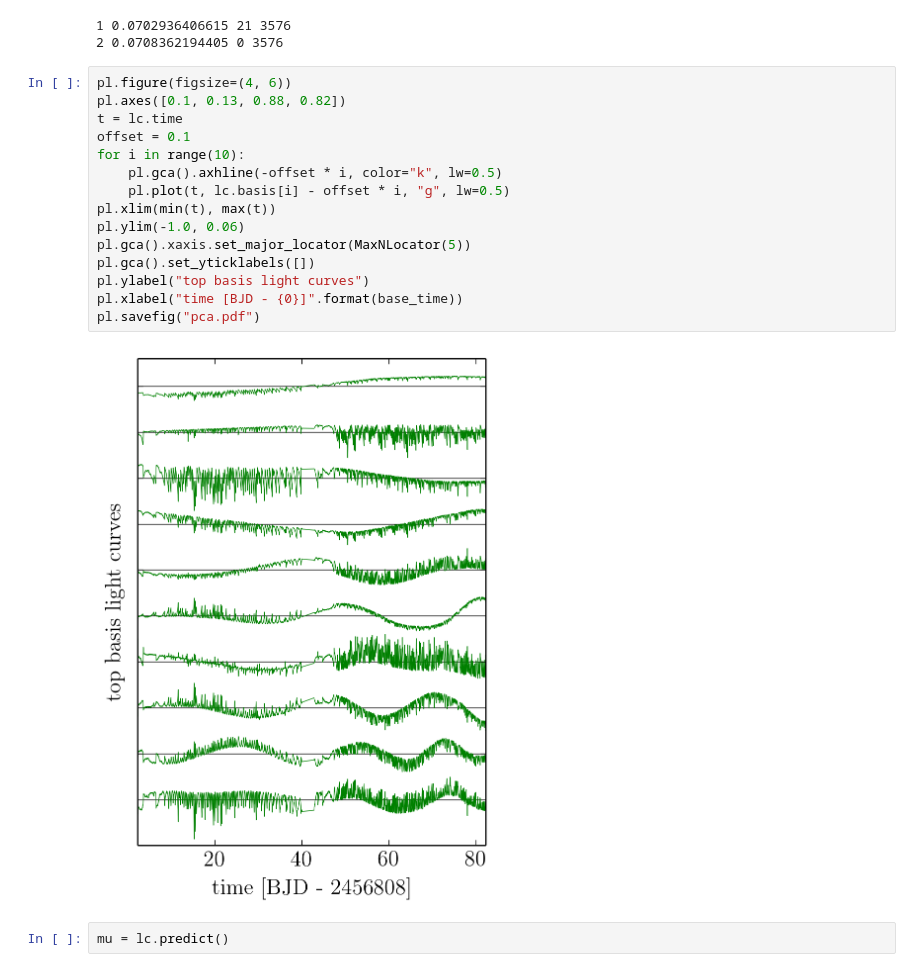
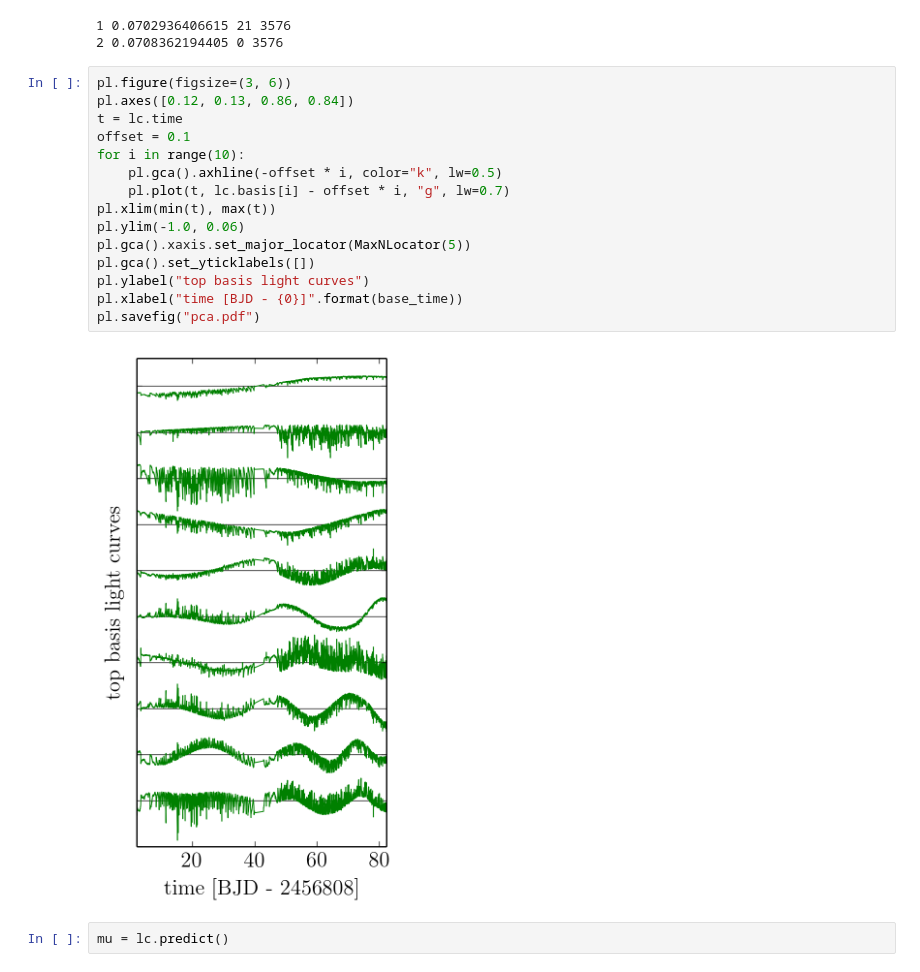
Before and after one commit to dfm/k2-paper, a Jupyter notebook: figures/pca.ipynb, the cells around one changed output. Saved outputs shown, nothing was run; the diff lists cells and outputs as text.

Commit message:
figure dimensions

```diff
--- a/figures/pca.ipynb
+++ b/figures/pca.ipynb
@@ -46,22 +46,22 @@ lc.prepare(lc_dir + "c1-basis.h5", nbasis=150)
 1 0.0702936406615 21 3576
 2 0.0708362194405 0 3576
 # %%
-pl.figure(figsize=(4, 6))
-pl.axes([0.1, 0.13, 0.88, 0.82])
+pl.figure(figsize=(3, 6))
+pl.axes([0.12, 0.13, 0.86, 0.84])
 t = lc.time
 offset = 0.1
 for i in range(10):
     pl.gca().axhline(-offset * i, color="k", lw=0.5)
-    pl.plot(t, lc.basis[i] - offset * i, "g", lw=0.5)
+    pl.plot(t, lc.basis[i] - offset * i, "g", lw=0.7)
 pl.xlim(min(t), max(t))
 pl.ylim(-1.0, 0.06)
 pl.gca().xaxis.set_major_locator(MaxNLocator(5))
 pl.gca().set_yticklabels([])
 pl.ylabel("top basis light curves")
 pl.xlabel("time [BJD - {0}]".format(base_time))
 pl.savefig("pca.pdf")
 # %% [output]
-[figure, old version]
+[figure, new version]
 # %%
 mu = lc.predict()
 # %%
```
Also changed, not shown: parts of 1 cell of this notebook, 1 other file.
